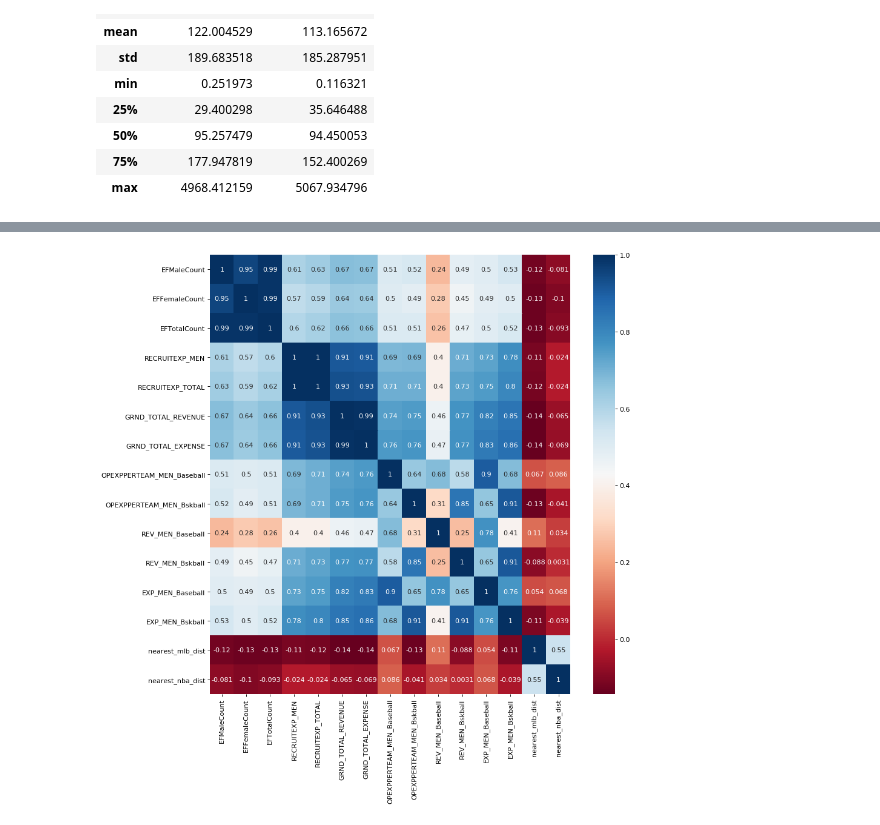
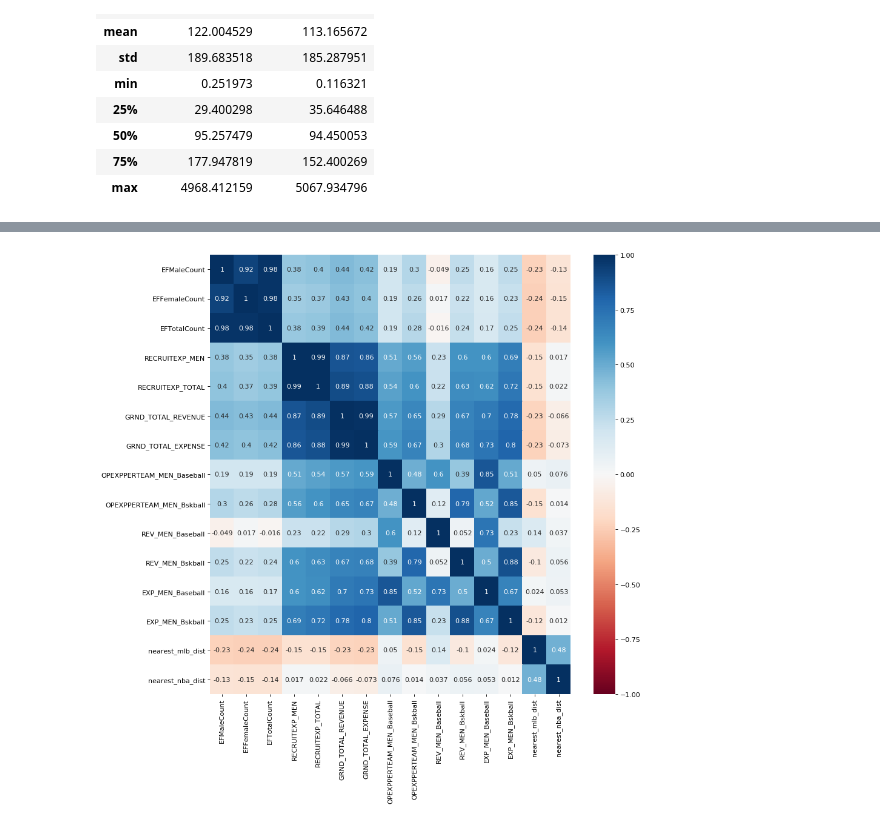
Before and after one commit to ean-maloney/final_project, a Jupyter notebook: EDA/EDA1.ipynb, the cells around one changed output, grey strips where cells are left out. Saved outputs shown, nothing was run; the diff lists cells and outputs as text; code cells hidden in the pictures.

```diff
--- a/EDA/EDA1.ipynb
+++ b/EDA/EDA1.ipynb
@@ -175,15 +256,16 @@ mp.show()
 # %%
-divI = joined_df.loc[(joined_df['classification_name'] == 'NCAA Division I-FCS') | (joined_df['classification_name'] == 'NCAA Division I-FBS')]
+#Create heatmap for ncaa d1 FBS schools
+divI_fbs = joined_df.loc[joined_df['classification_name'] == 'NCAA Division I-FBS']
 
 figure(figsize = (12,12), dpi = 80)
 
-dataplot = sb.heatmap(divI[['EFMaleCount', 'EFFemaleCount', 'EFTotalCount', 'RECRUITEXP_MEN', 'RECRUITEXP_TOTAL',
+dataplot = sb.heatmap(divI_fbs[['EFMaleCount', 'EFFemaleCount', 'EFTotalCount', 'RECRUITEXP_MEN', 'RECRUITEXP_TOTAL',
        'GRND_TOTAL_REVENUE', 'GRND_TOTAL_EXPENSE', 'OPEXPPERTEAM_MEN_Baseball',
        'OPEXPPERTEAM_MEN_Bskball', 'REV_MEN_Baseball', 'REV_MEN_Bskball',
        'EXP_MEN_Baseball', 'EXP_MEN_Bskball', 'nearest_mlb_dist', 'nearest_nba_dist']].corr(),
-        cmap="RdBu", annot=True)
+        cmap="RdBu", annot=True, vmin = -1)
 
 # displaying heatmap
 mp.show()
 # %% [output]
-[figure, old version]
+[figure, new version]
```
Also changed, not shown: parts of 19 cells of this notebook, 2 other files.
